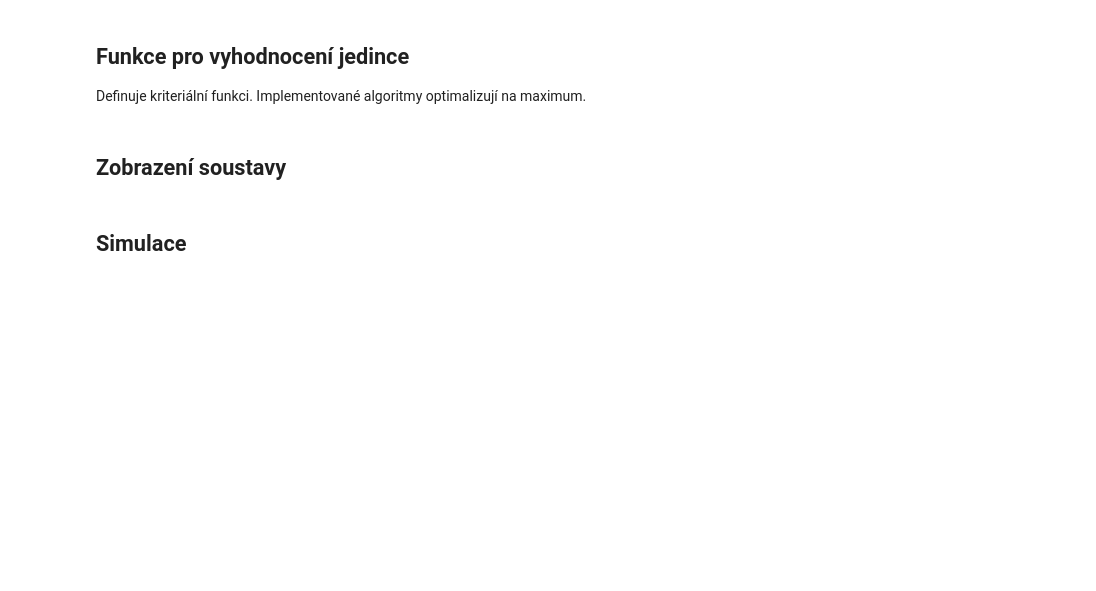
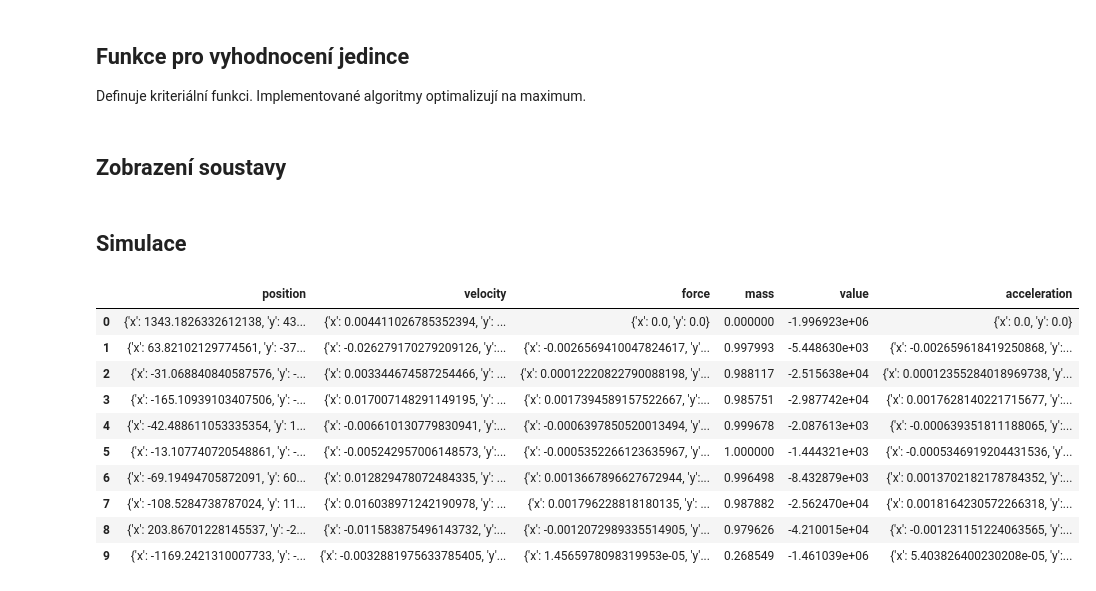
Before and after one commit to hrbolek/learning, a Jupyter notebook: operanalyst/gsa.ipynb, the cells around one changed output. Cells and saved outputs as stored; diff of their text form; code cells hidden in the pictures; blank space fills up the shorter version.

```diff
--- a/operanalyst/gsa.ipynb
+++ b/operanalyst/gsa.ipynb
@@ -129,4 +132,19 @@ def createSystem(count, createFunc):
     member = createFunc()
     result.append(member)
   return result
+# %%
+systemDF = pd.DataFrame(system)
+display(systemDF)
+# %% [output]
+|  | position | velocity | force | mass | value | acceleration |
+| 0 | {'x': 1343.1826332612138, 'y': 43... | {'x': 0.004411026785352394, 'y': ... | {'x': 0.0, 'y': 0.0} | 0.000000 | -1.996923e+06 | {'x': 0.0, 'y': 0.0} |
+| 1 | {'x': 63.82102129774561, 'y': -37... | {'x': -0.026279170279209126, 'y':... | {'x': -0.0026569410047824617, 'y'... | 0.997993 | -5.448630e+03 | {'x': -0.002659618419250868, 'y':... |
+| 2 | {'x': -31.068840840587576, 'y': -... | {'x': 0.003344674587254466, 'y': ... | {'x': 0.00012220822790088198, 'y'... | 0.988117 | -2.515638e+04 | {'x': 0.00012355284018969738, 'y'... |
+| 3 | {'x': -165.10939103407506, 'y': -... | {'x': 0.017007148291149195, 'y': ... | {'x': 0.0017394589157522667, 'y':... | 0.985751 | -2.987742e+04 | {'x': 0.0017628140221715677, 'y':... |
+| 4 | {'x': -42.488611053335354, 'y': 1... | {'x': -0.006610130779830941, 'y':... | {'x': -0.0006397850520013494, 'y'... | 0.999678 | -2.087613e+03 | {'x': -0.000639351811188065, 'y':... |
+| 5 | {'x': -13.107740720548861, 'y': -... | {'x': -0.005242957006148573, 'y':... | {'x': -0.0005352266123635967, 'y'... | 1.000000 | -1.444321e+03 | {'x': -0.0005346919204431536, 'y'... |
+| 6 | {'x': -69.19494705872091, 'y': 60... | {'x': 0.012829478072484335, 'y': ... | {'x': 0.0013667896627672944, 'y':... | 0.996498 | -8.432879e+03 | {'x': 0.0013702182178784352, 'y':... |
+| 7 | {'x': -108.5284738787024, 'y': 11... | {'x': 0.016038971242190978, 'y': ... | {'x': 0.001796228818180135, 'y': ... | 0.987882 | -2.562470e+04 | {'x': 0.0018164230572266318, 'y':... |
+| 8 | {'x': 203.86701228145537, 'y': -2... | {'x': -0.011583875496143732, 'y':... | {'x': -0.0012072989335514905, 'y'... | 0.979626 | -4.210015e+04 | {'x': -0.001231151224063565, 'y':... |
+| 9 | {'x': -1169.2421310007733, 'y': -... | {'x': -0.0032881975633785405, 'y'... | {'x': 1.4565978098319953e-05, 'y'... | 0.268549 | -1.461039e+06 | {'x': 5.403826400230208e-05, 'y':... |
 # %%
```
Also changed, not shown: parts of 5 cells of this notebook.
